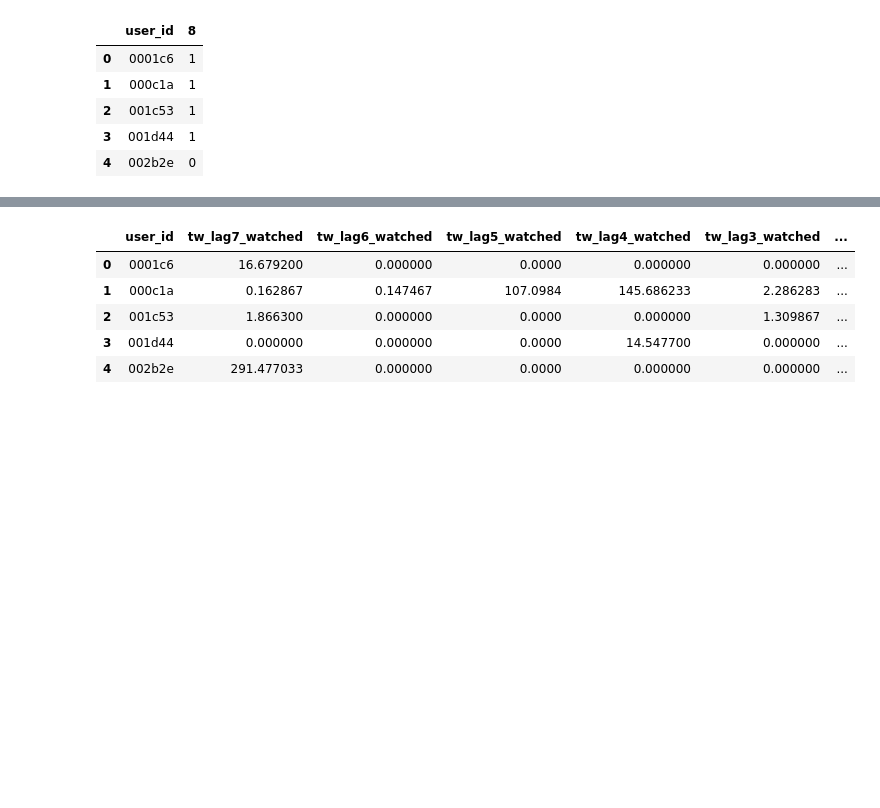
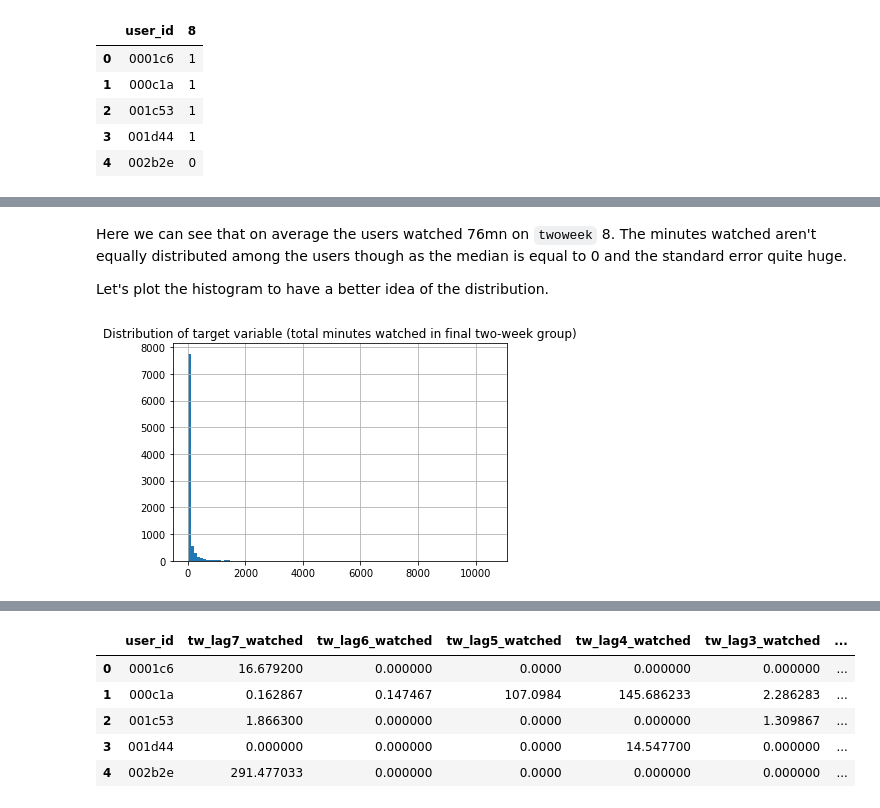
Before and after one commit to bbc/datalab-ml-training, a Jupyter notebook: iPlayerForecast_course2.ipynb, the cells around one changed output, grey strips where cells are left out. Drawn from its saved outputs; the diff is of its cells as text; code cells hidden in the pictures; blank space fills up the shorter version.

```diff
--- a/iPlayerForecast_course2.ipynb
+++ b/iPlayerForecast_course2.ipynb
@@ -149,0 +179,11 @@ target_class.head()
+# %% [markdown]
+Here we can see that on average the users watched 76mn on `twoweek` 8. The minutes watched aren't equally distributed among the users though as the median is equal to 0 and the standard error quite huge.
+
+Let's plot the histogram to have a better idea of the distribution.
+# %%
+# Distribution of the minutes watched
+target_reg[8].hist(bins=100)
+plt.title('Distribution of target variable (total minutes watched in final two-week group)')
+plt.show()
+# %% [output]
+[figure, added]
```
Also changed, not shown: parts of 44 cells of this notebook, 1 other file.
